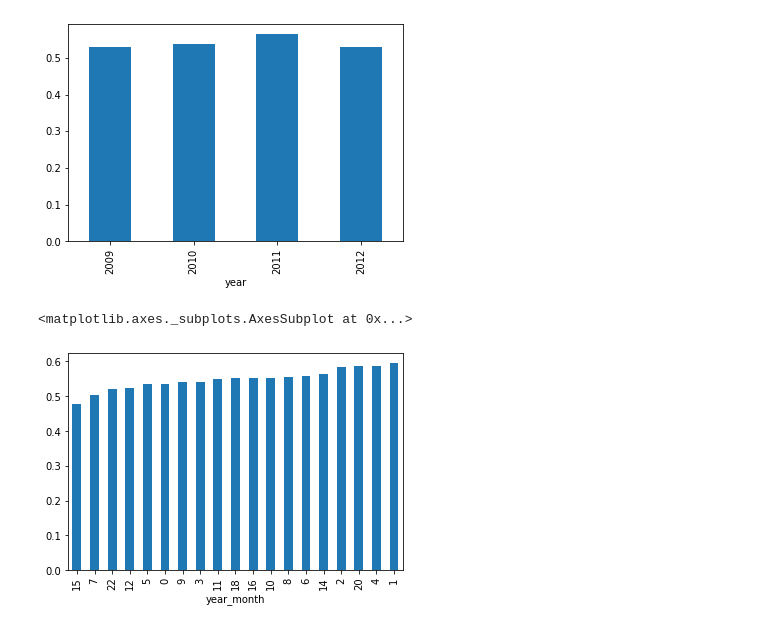
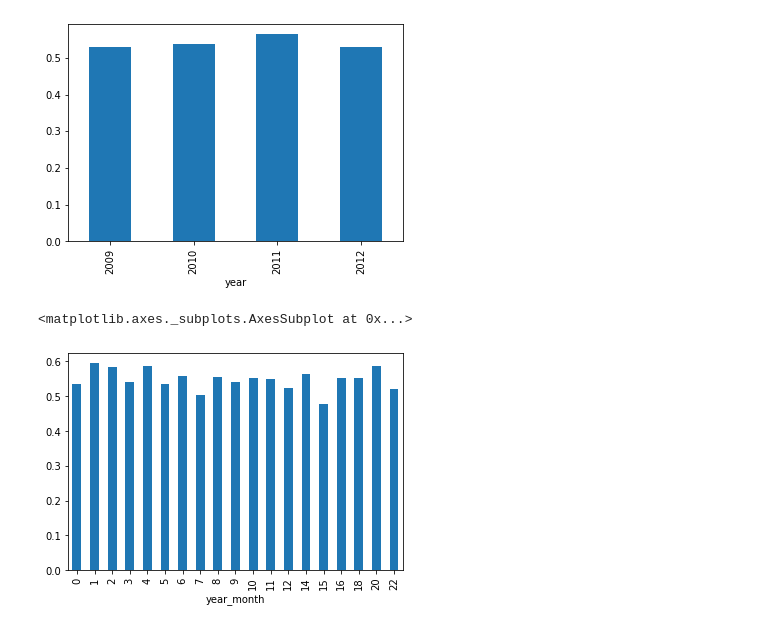
Before and after one commit to dray89/Python, a Jupyter notebook: Kickstarter_dataproject.ipynb, the cells around one changed output. Drawn from its saved outputs; the diff is of its cells as text; code cells hidden in the pictures.

```diff
--- a/Kickstarter_dataproject.ipynb
+++ b/Kickstarter_dataproject.ipynb
@@ -607,7 +595,7 @@ year.plot.bar()
 [figure]
 # %%
 year_month = year = new_df['status_dummy'].groupby(new_df['year_month']).mean()
-year_month.sort_values().plot.bar()
+year_month.plot.bar()
 # %% [output]
 <matplotlib.axes._subplots.AxesSubplot at 0x...>
-[figure, old version]
+[figure, new version]
```
Also changed, not shown: parts of 1 cell of this notebook.
